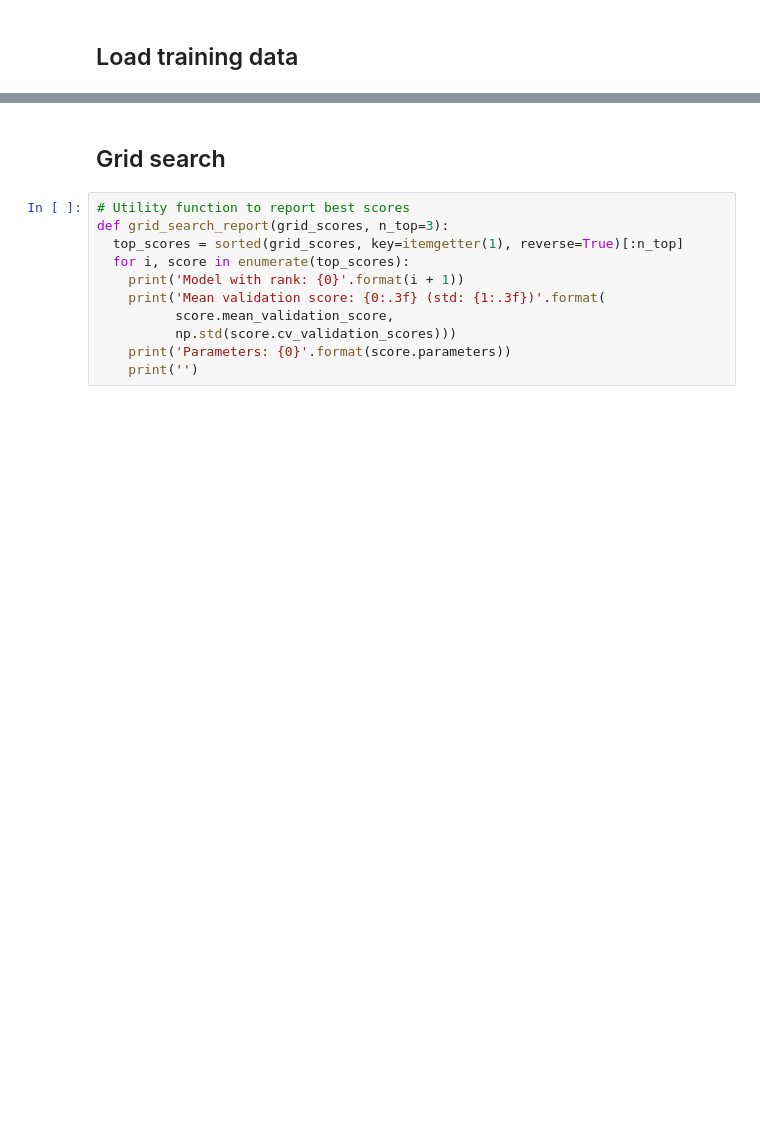
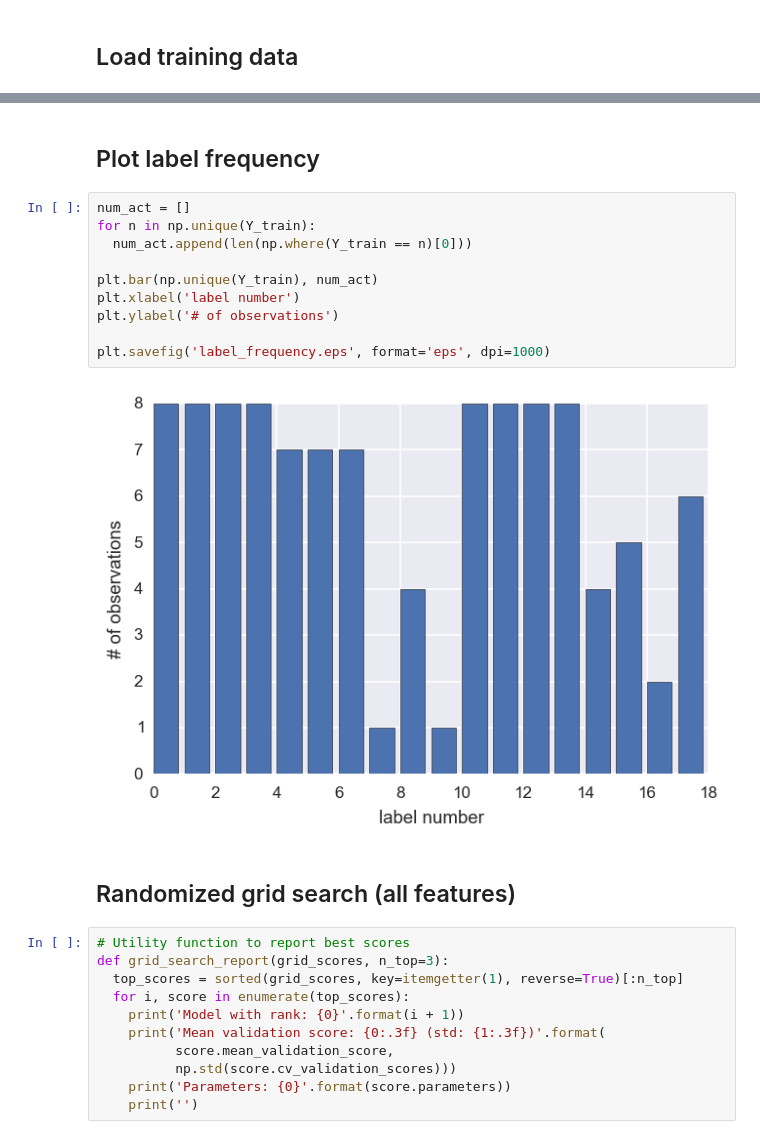
Before and after one commit to ianlcassidy/activity-identification, a Jupyter notebook: activity_identification_ML.ipynb, the cells around one changed output, grey strips where cells are left out. Drawn from its saved outputs; the diff is of its cells as text; blank space fills up the shorter version.

```diff
--- a/activity_identification_ML.ipynb
+++ b/activity_identification_ML.ipynb
@@ -42,6 +44,20 @@ X_train shape: 108 x 34
 Y_train length: 108
-# %% [markdown]
-## Grid search
+# %% [markdown]
+## Plot label frequency
+# %%
+num_act = []
+for n in np.unique(Y_train):
+  num_act.append(len(np.where(Y_train == n)[0]))
+
+plt.bar(np.unique(Y_train), num_act)
+plt.xlabel('label number')
+plt.ylabel('# of observations')
+
+plt.savefig('label_frequency.eps', format='eps', dpi=1000)
+# %% [output]
+[figure, added]
+# %% [markdown]
+## Randomized grid search (all features)
 # %%
 # Utility function to report best scores
 def grid_search_report(grid_scores, n_top=3):
```
Also changed, not shown: parts of 28 cells of this notebook, 2 other files.
